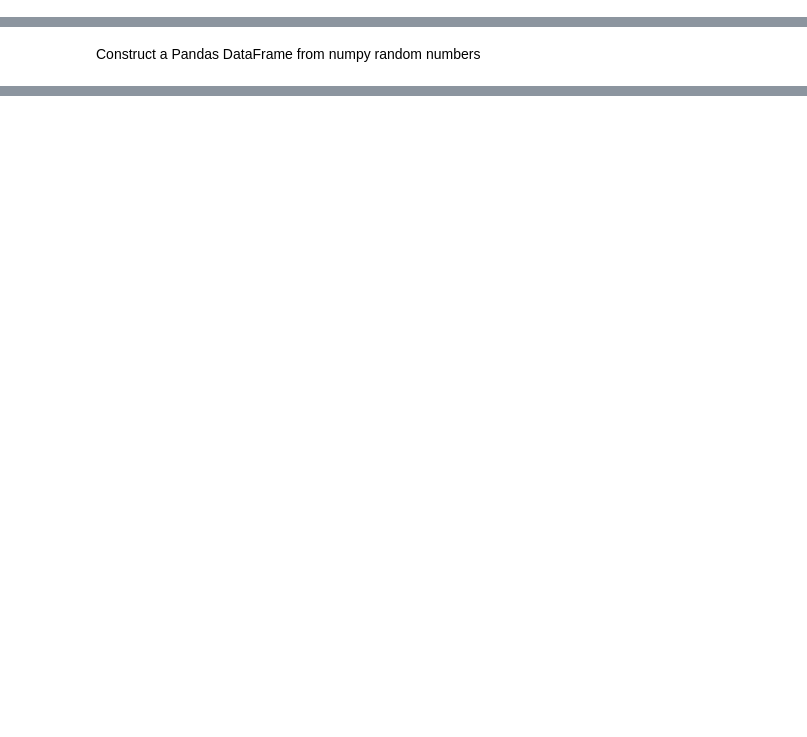
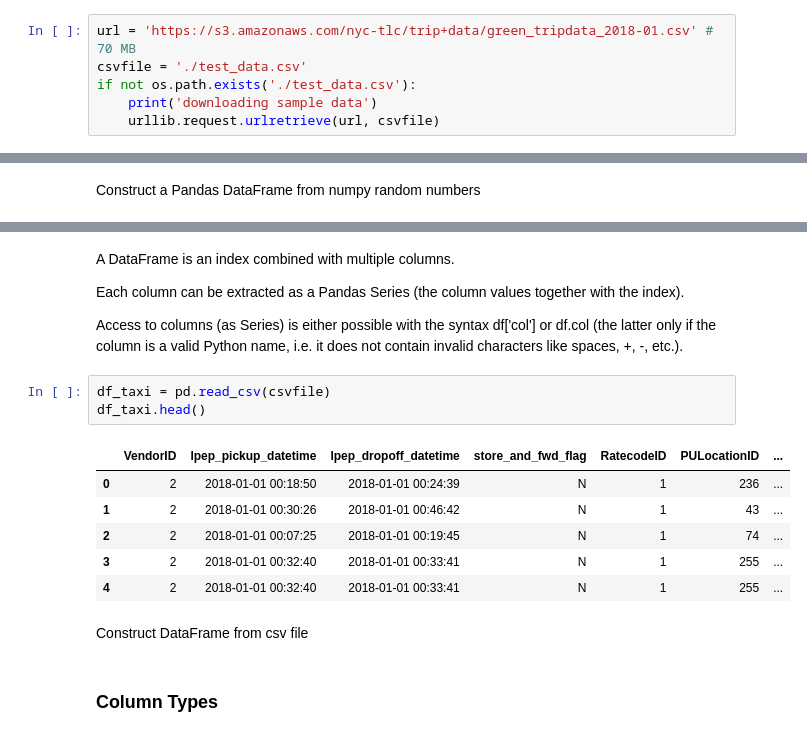
Before and after one commit to lungben/python_tutorial, a Jupyter notebook: pandas.ipynb, the cells around one changed output, grey strips where cells are left out. Saved outputs shown, nothing was run; the diff lists cells and outputs as text; blank space fills up the shorter version.

```diff
--- a/pandas.ipynb
+++ b/pandas.ipynb
@@ -6,3 +12,9 @@ import numpy as np
+# %%
+url = 'https://s3.amazonaws.com/nyc-tlc/trip+data/green_tripdata_2018-01.csv' # 70 MB
+csvfile = './test_data.csv'
+if not os.path.exists('./test_data.csv'):
+    print('downloading sample data')
+    urllib.request.urlretrieve(url, csvfile)
 # %% [markdown]
 ## Series
 # %%
@@ -31,0 +57,20 @@ Construct a Pandas DataFrame from numpy random numbers
+# %% [markdown]
+A DataFrame is an index combined with multiple columns.
+
+Each column can be extracted as a Pandas Series (the column values together with the index).
+
+Access to columns (as Series) is either possible with the syntax df['col'] or df.col (the latter only if the column is a valid Python name, i.e. it does not contain invalid characters like spaces, +, -, etc.).
+# %%
+df_taxi = pd.read_csv(csvfile)
+df_taxi.head()
+# %% [output]
+|  | VendorID | lpep_pickup_datetime | lpep_dropoff_datetime | store_and_fwd_flag | RatecodeID | PULocationID | ... |
+| 0 | 2 | 2018-01-01 00:18:50 | 2018-01-01 00:24:39 | N | 1 | 236 | ... |
+| 1 | 2 | 2018-01-01 00:30:26 | 2018-01-01 00:46:42 | N | 1 | 43 | ... |
+| 2 | 2 | 2018-01-01 00:07:25 | 2018-01-01 00:19:45 | N | 1 | 74 | ... |
+| 3 | 2 | 2018-01-01 00:32:40 | 2018-01-01 00:33:41 | N | 1 | 255 | ... |
+| 4 | 2 | 2018-01-01 00:32:40 | 2018-01-01 00:33:41 | N | 1 | 255 | ... |
+# %% [markdown]
+Construct DataFrame from csv file
+# %% [markdown]
+### Column Types
```
Also changed, not shown: parts of 45 cells of this notebook, 1 other file.
